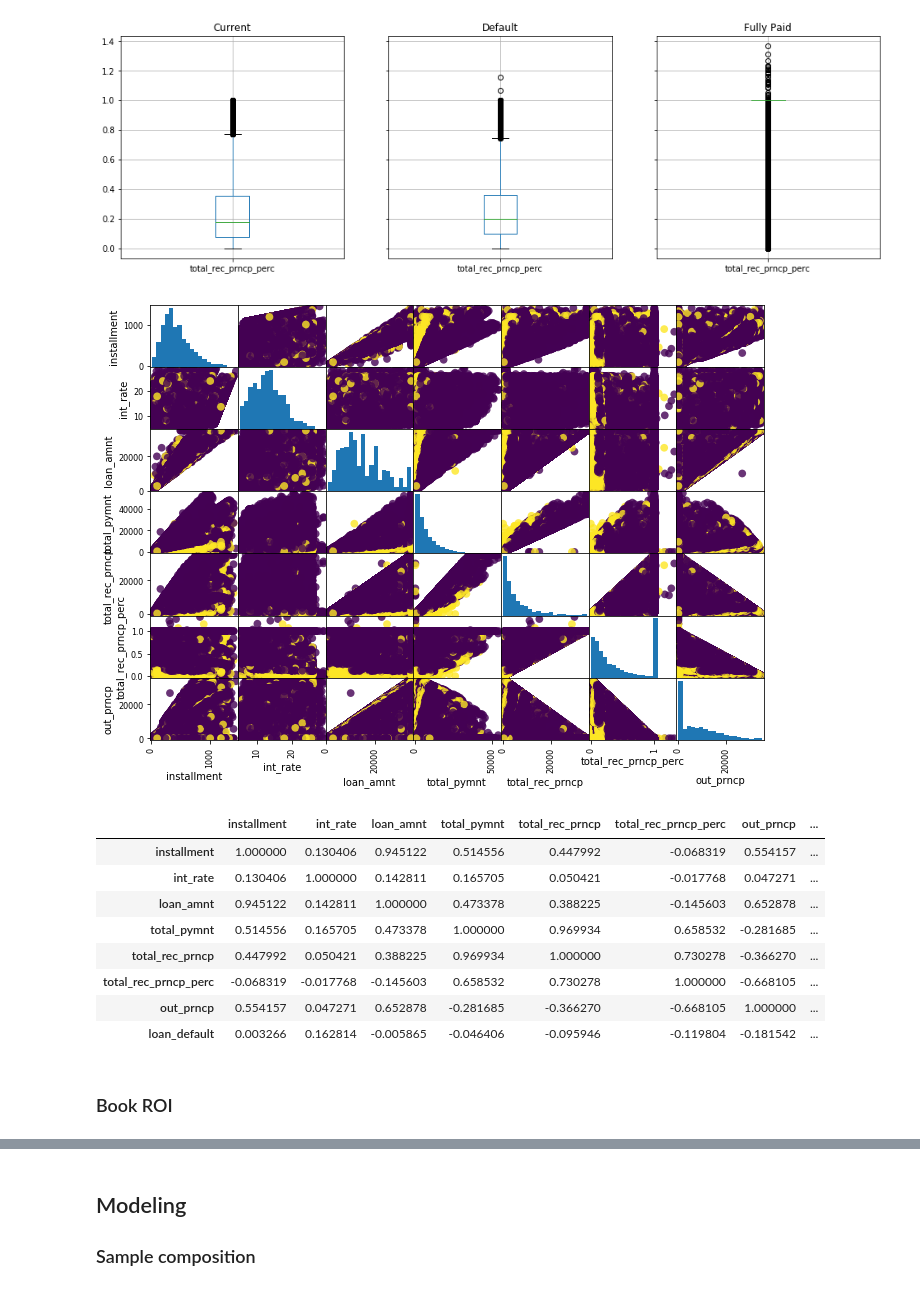
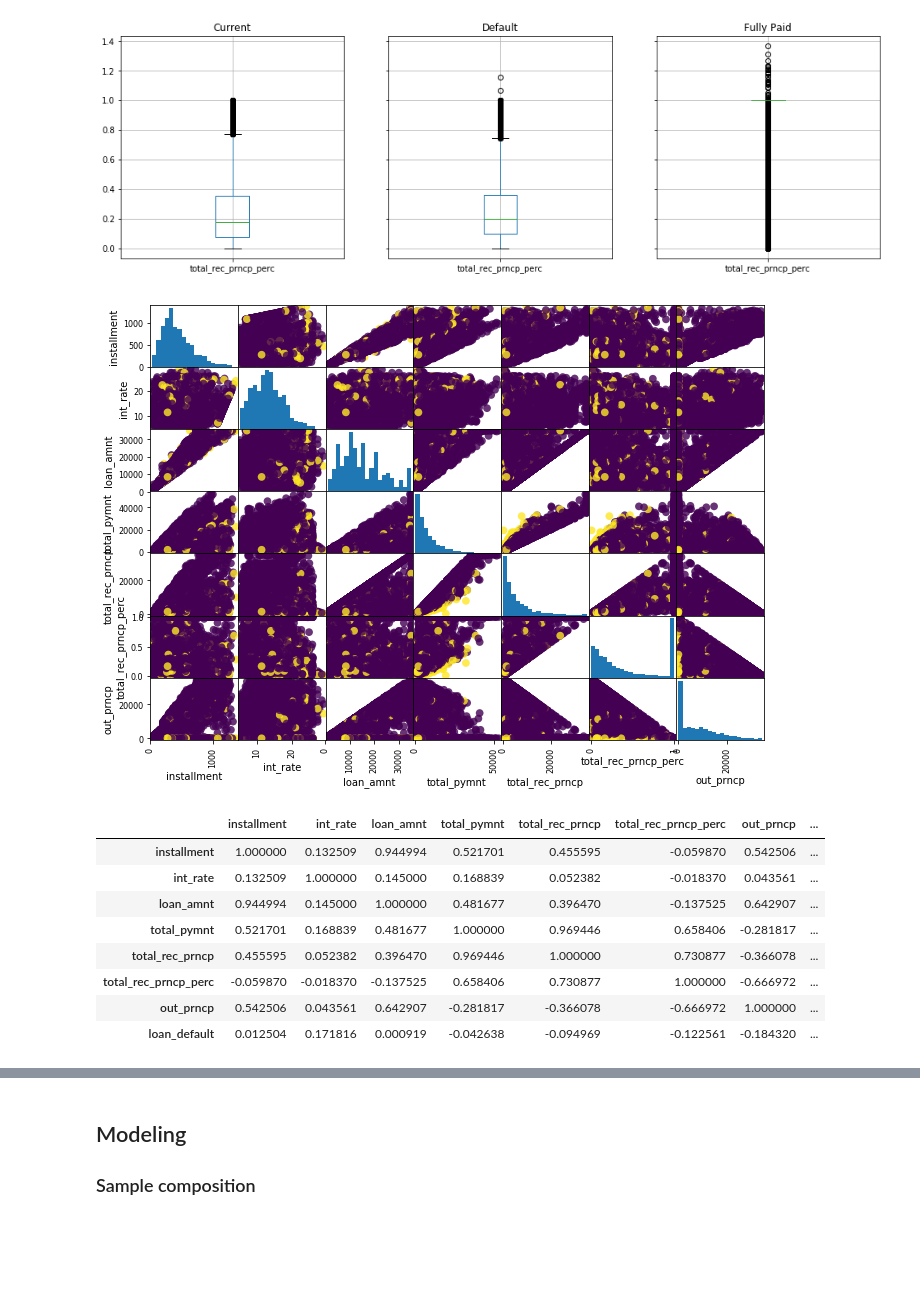
Before and after one commit to jakubglinka/ml-loan, a Jupyter notebook: notebooks/loan_defaults_prediction.ipynb, the cells around one changed output, grey strips where cells are left out. Saved outputs shown, nothing was run; the diff lists cells and outputs as text; code cells hidden in the pictures; blank space fills up the shorter version.

```diff
--- a/notebooks/loan_defaults_prediction.ipynb
+++ b/notebooks/loan_defaults_prediction.ipynb
@@ -173,8 +172,11 @@ sdf_loan.write.saveAsTable('loan.data')
 # %% [markdown]
 ## Data cleaning and feature engineering
 # %%
-sdf_loan = spark.sql('select * from loan.data').persist()
-sdf_loan.repartition(numPartitions=8)
+sdf_loan = spark \
+    .sql('select * from loan.data') \
+    .repartition(numPartitions=8) \
+    .persist()
+
 sdf_loan.count()
 # %% [output]
 887379
@@ -287,6 +288,7 @@ var_descr_loan = ['issue_d',
             'issue_d_year',
             'issue_d_month',
             'loan_amnt',
+            'total_amnt_due',
             'int_rate',
             'installment',
             'term',
@@ -314,6 +316,8 @@ sdf_loan_clean = sdf_loan_clean \
         .withColumn('term_n', when(col('term') == ' 36 months', lit(36.0)).otherwise(60))
 
 # create total ammount due
+sdf_loan_clean = sdf_loan_clean \
+        .withColumn('total_amnt_due', col('term_n') * col('installment'))
 
 # create percentage of the timeline covered by the data
 max_issue_d = sdf_loan_clean.select('issue_d_ts').agg(max(col('issue_d_ts')).alias('m')).collect()
@@ -374,30 +379,28 @@ p = tmp.groupby('loan_status').boxplot(figsize=(16, 5), layout=(1, 3))
 # %%
 # create scatter of numerical variables (with a colour according to the class)
 import pandas as pd
 import matplotlib.pyplot as plt
 %matplotlib inline
 
 pdf = sdf_loan_clean \
     .select('installment', 'int_rate', 'loan_amnt', 'total_pymnt', 'total_rec_prncp', 'total_rec_prncp_perc',
             'out_prncp', 'loan_default') \
-    .sample(fraction=.1, withReplacement=False, seed=2014) \
+    .sample(fraction=.01, withReplacement=False, seed=2014) \
     .toPandas()
 
 p = pd.plotting.scatter_matrix(pdf.iloc[:, 0:-1], figsize=(11, 8), marker='o',
                         hist_kwds={'bins': 20}, s=60, alpha=.8, c=pdf['loan_default'])
 # %% [output]
-[figure, old version]
+[figure, new version]
 # %%
 pdf.corr()
 # %% [output]
 |  | installment | int_rate | loan_amnt | total_pymnt | total_rec_prncp | total_rec_prncp_perc | out_prncp | ... |
-| installment | 1.000000 | 0.130406 | 0.945122 | 0.514556 | 0.447992 | -0.068319 | 0.554157 | ... |
-| int_rate | 0.130406 | 1.000000 | 0.142811 | 0.165705 | 0.050421 | -0.017768 | 0.047271 | ... |
-| loan_amnt | 0.945122 | 0.142811 | 1.000000 | 0.473378 | 0.388225 | -0.145603 | 0.652878 | ... |
-| total_pymnt | 0.514556 | 0.165705 | 0.473378 | 1.000000 | 0.969934 | 0.658532 | -0.281685 | ... |
-| total_rec_prncp | 0.447992 | 0.050421 | 0.388225 | 0.969934 | 1.000000 | 0.730278 | -0.366270 | ... |
-| total_rec_prncp_perc | -0.068319 | -0.017768 | -0.145603 | 0.658532 | 0.730278 | 1.000000 | -0.668105 | ... |
-| out_prncp | 0.554157 | 0.047271 | 0.652878 | -0.281685 | -0.366270 | -0.668105 | 1.000000 | ... |
-| loan_default | 0.003266 | 0.162814 | -0.005865 | -0.046406 | -0.095946 | -0.119804 | -0.181542 | ... |
+| installment | 1.000000 | 0.132509 | 0.944994 | 0.521701 | 0.455595 | -0.059870 | 0.542506 | ... |
+| int_rate | 0.132509 | 1.000000 | 0.145000 | 0.168839 | 0.052382 | -0.018370 | 0.043561 | ... |
+| loan_amnt | 0.944994 | 0.145000 | 1.000000 | 0.481677 | 0.396470 | -0.137525 | 0.642907 | ... |
+| total_pymnt | 0.521701 | 0.168839 | 0.481677 | 1.000000 | 0.969446 | 0.658406 | -0.281817 | ... |
+| total_rec_prncp | 0.455595 | 0.052382 | 0.396470 | 0.969446 | 1.000000 | 0.730877 | -0.366078 | ... |
+| total_rec_prncp_perc | -0.059870 | -0.018370 | -0.137525 | 0.658406 | 0.730877 | 1.000000 | -0.666972 | ... |
+| out_prncp | 0.542506 | 0.043561 | 0.642907 | -0.281817 | -0.366078 | -0.666972 | 1.000000 | ... |
+| loan_default | 0.012504 | 0.171816 | 0.000919 | -0.042638 | -0.094969 | -0.122561 | -0.184320 | ... |
-# %% [markdown]
-### Book ROI
```
Also changed, not shown: parts of 120 cells of this notebook.
